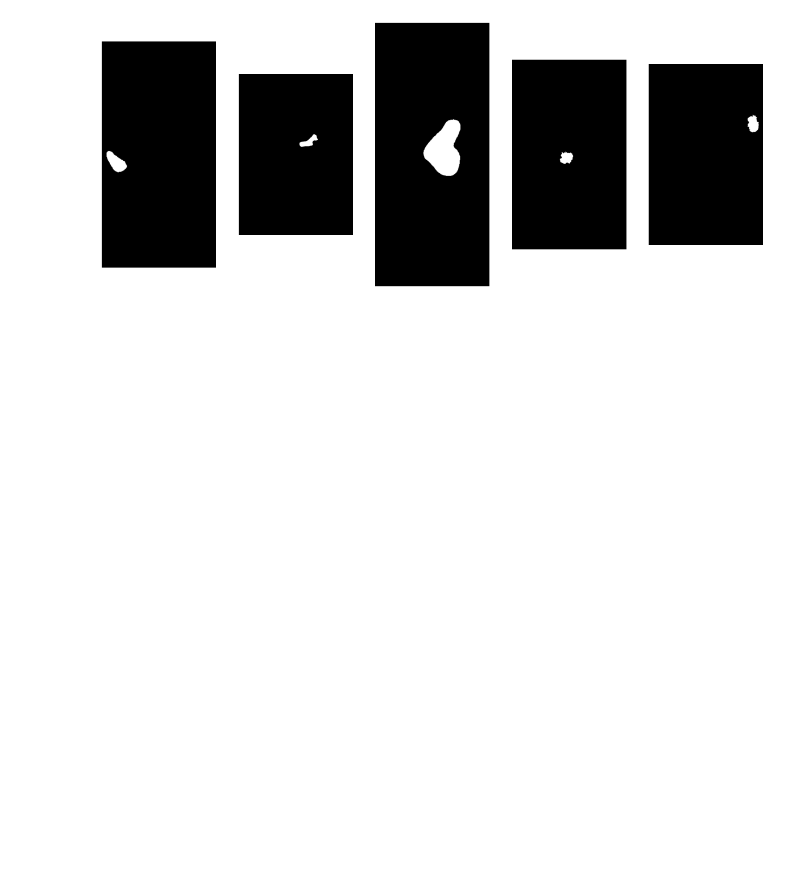
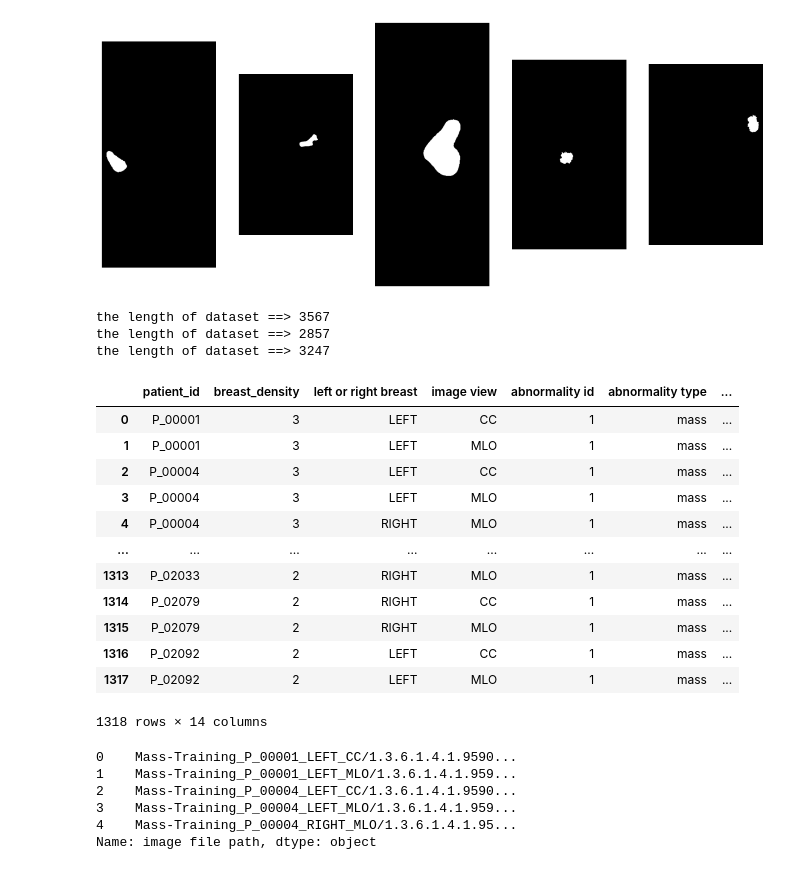
Before and after one commit to anuvindpramod/Mammography-prediction-model, a Jupyter notebook: preprocess.ipynb, the cells around one changed output. Saved outputs shown, nothing was run; the diff lists cells and outputs as text; code cells hidden in the pictures; blank space fills up the shorter version.

```diff
--- a/preprocess.ipynb
+++ b/preprocess.ipynb
@@ -136,0 +149,12 @@ plot_samples(roi_mask)
+# %%
+cropped_images_dict = dict()
+full_mammo_dict = dict()
+roi_img_dict = dict()
+
+get_image_file_name(cropped_images, cropped_images_dict)
+get_image_file_name(full_mammogram, full_mammo_dict)
+get_image_file_name(roi_mask, roi_img_dict)
+# %% [output]
+the length of dataset ==> 3567
+the length of dataset ==> 2857
+the length of dataset ==> 3247
@@ -136,0 +189,28 @@ plot_samples(roi_mask)
+# %%
+mass_train=pd.read_csv('/Users/anuvindpramod/Desktop/code/solo projects/Mammography-project/CBIS-DDSM/csv/mass_case_description_train_set.csv')
+mass_test=pd.read_csv('/Users/anuvindpramod/Desktop/code/solo projects/Mammography-project/CBIS-DDSM/csv/mass_case_description_test_set.csv')
+# %%
+mass_train
+# %% [output]
+|  | patient_id | breast_density | left or right breast | image view | abnormality id | abnormality type | ... |
+| 0 | P_00001 | 3 | LEFT | CC | 1 | mass | ... |
+| 1 | P_00001 | 3 | LEFT | MLO | 1 | mass | ... |
+| 2 | P_00004 | 3 | LEFT | CC | 1 | mass | ... |
+| 3 | P_00004 | 3 | LEFT | MLO | 1 | mass | ... |
+| 4 | P_00004 | 3 | RIGHT | MLO | 1 | mass | ... |
+| ... | ... | ... | ... | ... | ... | ... | ... |
+| 1313 | P_02033 | 2 | RIGHT | MLO | 1 | mass | ... |
+| 1314 | P_02079 | 2 | RIGHT | CC | 1 | mass | ... |
+| 1315 | P_02079 | 2 | RIGHT | MLO | 1 | mass | ... |
+| 1316 | P_02092 | 2 | LEFT | CC | 1 | mass | ... |
+| 1317 | P_02092 | 2 | LEFT | MLO | 1 | mass | ... |
+1318 rows × 14 columns
+# %%
+mass_train.iloc[:,11].head()
+# %% [output]
+0    Mass-Training_P_00001_LEFT_CC/1.3.6.1.4.1.9590...
+1    Mass-Training_P_00001_LEFT_MLO/1.3.6.1.4.1.959...
+2    Mass-Training_P_00004_LEFT_CC/1.3.6.1.4.1.9590...
+3    Mass-Training_P_00004_LEFT_MLO/1.3.6.1.4.1.959...
+4    Mass-Training_P_00004_RIGHT_MLO/1.3.6.1.4.1.95...
+Name: image file path, dtype: object
```
Also changed, not shown: parts of 12 cells of this notebook, 3 other files.
